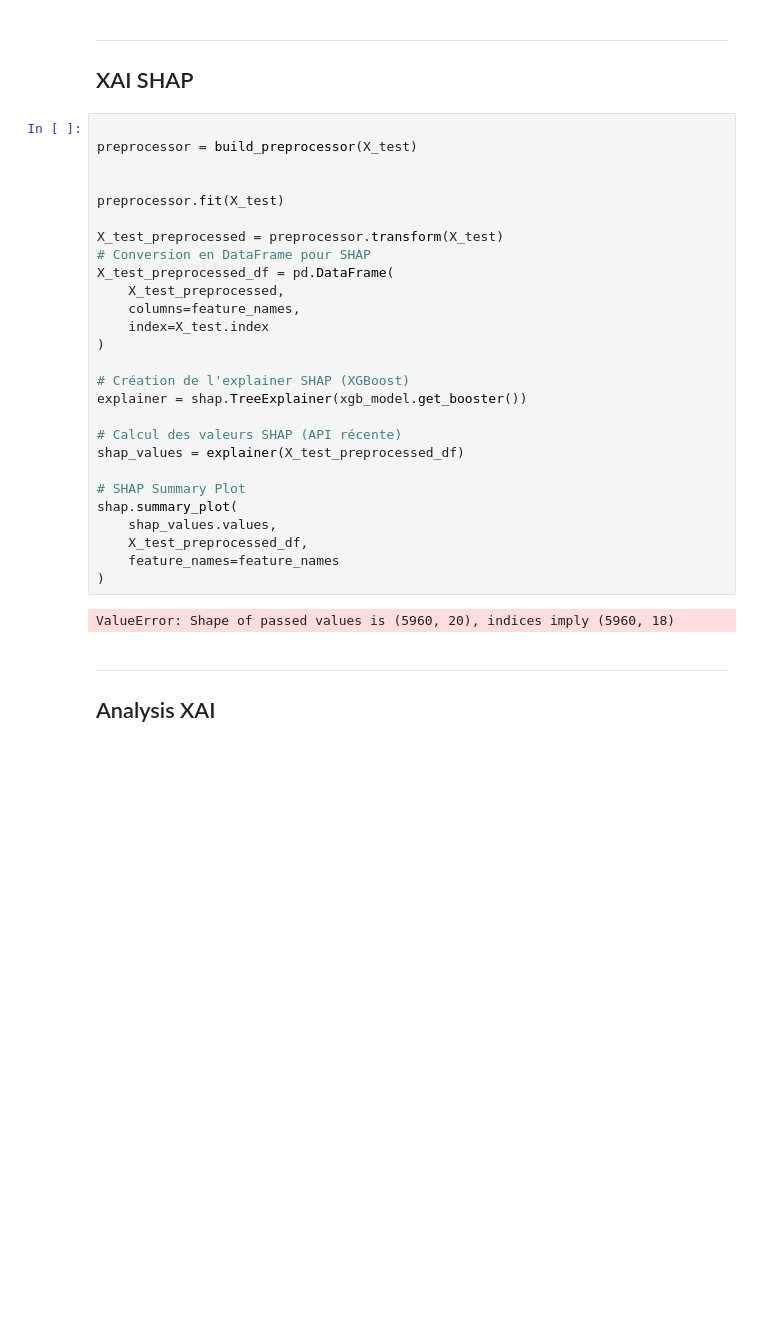
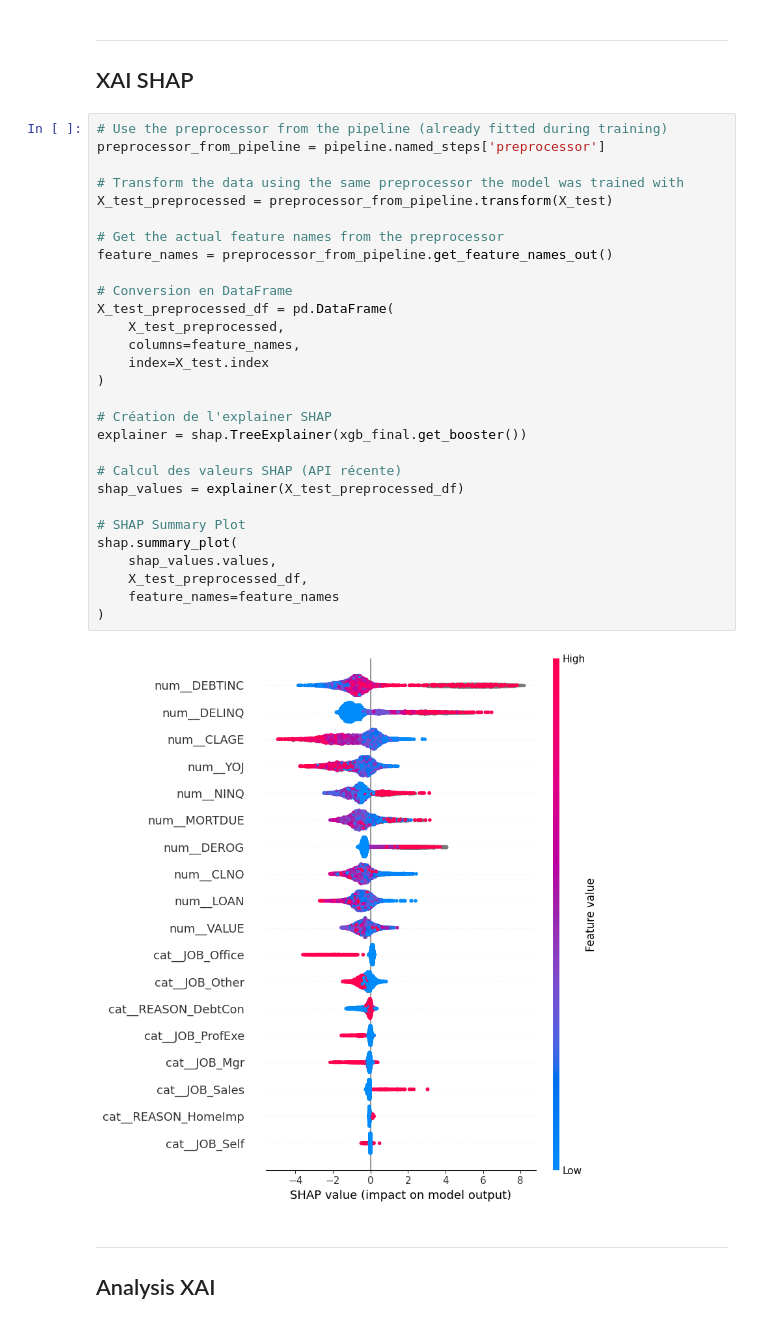
Before and after one commit to Bilelly/Credit-Scoring-Default-Risk-Prediction-for-Home-Equity-Loans, a Jupyter notebook: notebooks/05_model_explianability.ipynb, the cells around one changed output. Cells and saved outputs as stored; diff of their text form; blank space fills up the shorter version.

```diff
--- a/notebooks/05_model_explianability.ipynb
+++ b/notebooks/05_model_explianability.ipynb
@@ -62,34 +62,36 @@ Passing `palette` without assigning `hue` is deprecated and will be removed in v
 XAI SHAP
 ---
 # %%
+# Use the preprocessor from the pipeline (already fitted during training)
+preprocessor_from_pipeline = pipeline.named_steps['preprocessor']
 
-preprocessor = build_preprocessor(X_test)
+# Transform the data using the same preprocessor the model was trained with
+X_test_preprocessed = preprocessor_from_pipeline.transform(X_test)
 
+# Get the actual feature names from the preprocessor
+feature_names = preprocessor_from_pipeline.get_feature_names_out()
 
-preprocessor.fit(X_test)
-
-X_test_preprocessed = preprocessor.transform(X_test)
-# Conversion en DataFrame pour SHAP
+# Conversion en DataFrame
 X_test_preprocessed_df = pd.DataFrame(
     X_test_preprocessed,
     columns=feature_names,
     index=X_test.index
 )
 
-# Création de l'explainer SHAP (XGBoost)
-explainer = shap.TreeExplainer(xgb_model.get_booster())
+# Création de l'explainer SHAP
+explainer = shap.TreeExplainer(xgb_final.get_booster())
 
 # Calcul des valeurs SHAP (API récente)
 shap_values = explainer(X_test_preprocessed_df)
 
 # SHAP Summary Plot
 shap.summary_plot(
     shap_values.values,
     X_test_preprocessed_df,
     feature_names=feature_names
 )
 # %% [output]
-ValueError: Shape of passed values is (5960, 20), indices imply (5960, 18)
+[figure, added]
 # %% [markdown]
 ---
 Analysis XAI
```
Also changed, not shown: parts of 1 cell of this notebook, 3 other files.
